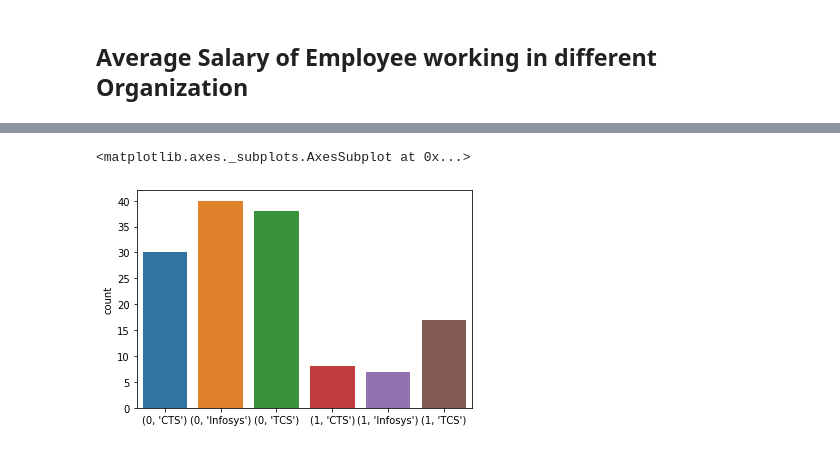
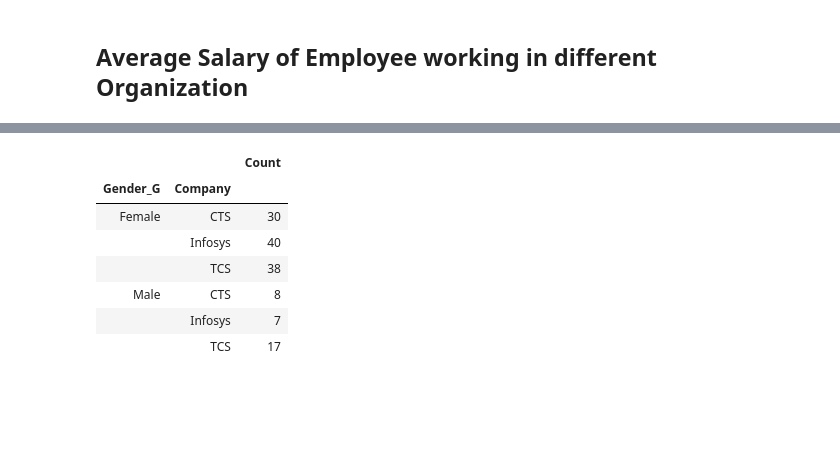
Before and after one commit to kumarankit1995/Hackthon, a Jupyter notebook: Hackathon.ipynb, the cells around one changed output, grey strips where cells are left out. Drawn from its saved outputs; the diff is of its cells as text; code cells hidden in the pictures; blank space fills up the shorter version.

```diff
--- a/Hackathon.ipynb
+++ b/Hackathon.ipynb
@@ -71,0 +109,4 @@ comp_df.loc[comp_df['Company']=='Tata Consultancy Services','Company']='TCS'
+# %%
+comp_df['Gender_G'] = comp_df['Gender'].apply(gender_group)
+# %%
+comp_df['Salary_G'] = comp_df['Salary'].apply(salary_group)
@@ -85,5 +164,5 @@ plt.title('Count Of Emp in Each Company')
 Text(0.5, 1.0, 'Count Of Emp in Each Company')
 [figure]
 # %%
-comp_df['count'] =1
+comp_df['Count'] =1
 # %%
@@ -112,3 +189,2 @@ TCS      5573.326545
 # %%
-temp2 = comp_df.groupby(['Gender','Company']).count()['count']
-#print(temp2)
+temp2 = comp_df.groupby(['Gender_G','Company']).count()['Count'].reset_index()
@@ -127,5 +191,11 @@ Name: count, dtype: int64
-# %%
-sns.barplot(x=temp2_df.index,y=temp2_df['count'])
-# %% [output]
-<matplotlib.axes._subplots.AxesSubplot at 0x...>
-[figure, removed]
+# %%
+temp2.pivot_table(values='Count',index=['Gender_G','Company'])
+# %% [output]
+|  |  | Count |
+| Gender_G | Company |  |
+| Female | CTS | 30 |
+|  | Infosys | 40 |
+|  | TCS | 38 |
+| Male | CTS | 8 |
+|  | Infosys | 7 |
+|  | TCS | 17 |
```
Also changed, not shown: parts of 33 cells of this notebook.
